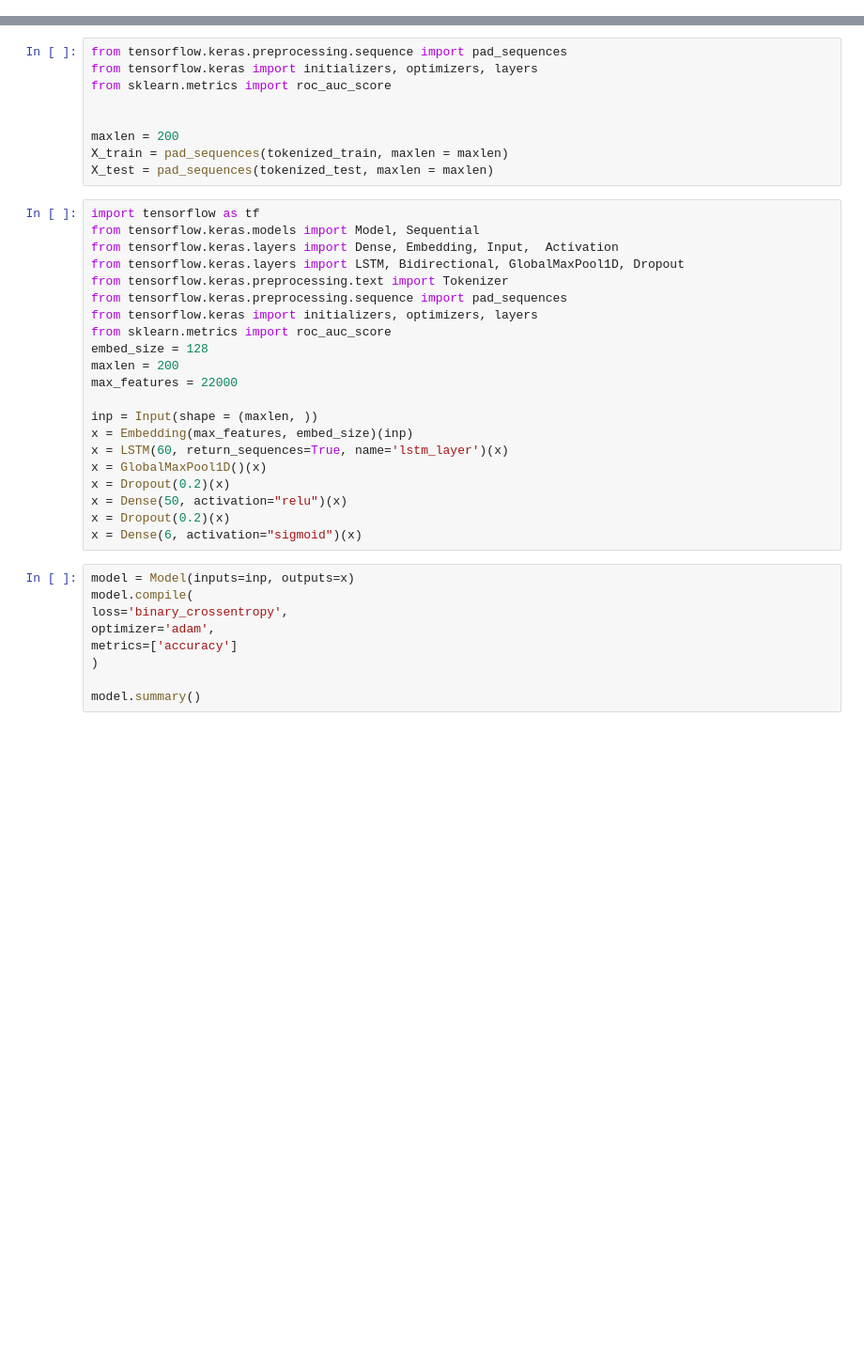
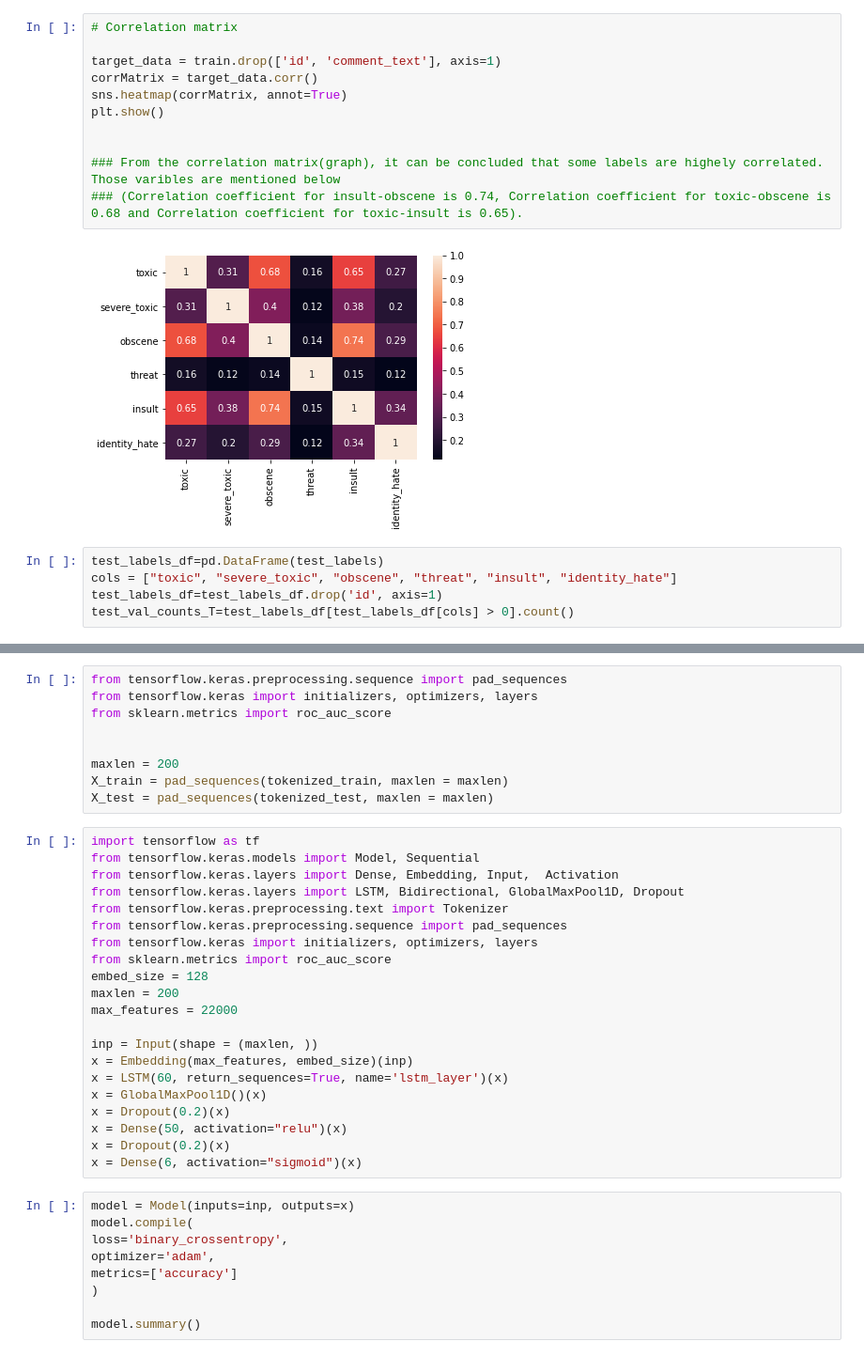
Before and after one commit to ScrPzz/Toxic_Comments_LSTM_Classifier, a Jupyter notebook: Untitled.ipynb, the cells around one changed output, grey strips where cells are left out. Shown: that part at 94% size. Drawn from its saved outputs; the diff is of its cells as text; blank space fills up the shorter version.

```diff
--- a/Untitled.ipynb
+++ b/Untitled.ipynb
@@ -76,0 +155,18 @@ train['comment_text'] = train['comment_text'].apply(lambda x: clean_text(x))
+# %%
+# Correlation matrix
+
+target_data = train.drop(['id', 'comment_text'], axis=1)
+corrMatrix = target_data.corr()
+sns.heatmap(corrMatrix, annot=True)
+plt.show()
+
+
+### From the correlation matrix(graph), it can be concluded that some labels are highely correlated. Those varibles are mentioned below
+### (Correlation coefficient for insult-obscene is 0.74, Correlation coefficient for toxic-obscene is 0.68 and Correlation coefficient for toxic-insult is 0.65).
+# %% [output]
+[figure, added]
+# %%
+test_labels_df=pd.DataFrame(test_labels)
+cols = ["toxic", "severe_toxic", "obscene", "threat", "insult", "identity_hate"]
+test_labels_df=test_labels_df.drop('id', axis=1)
+test_val_counts_T=test_labels_df[test_labels_df[cols] > 0].count()
```
Also changed, not shown: parts of 23 cells of this notebook, 3 other files.
